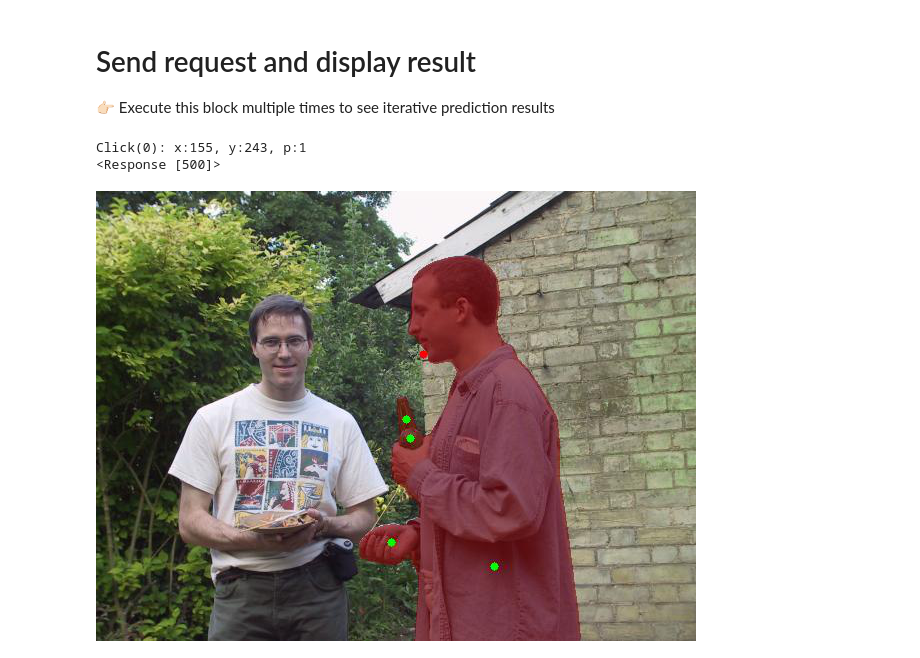
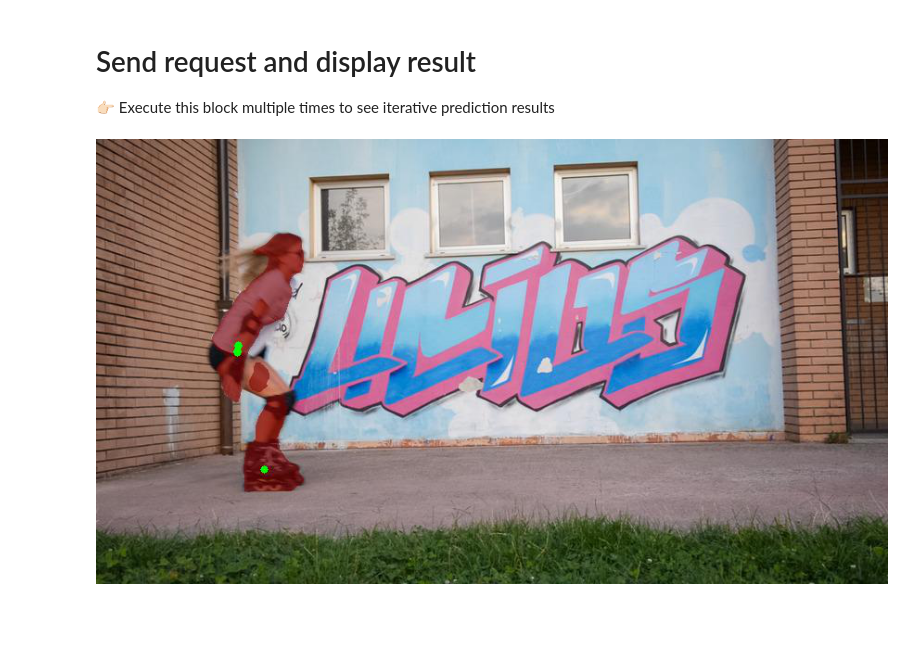
Before and after one commit to SamsungLabs/ritm_interactive_segmentation, a Jupyter notebook: test_server.ipynb, the cells around one changed output. Cells and saved outputs as stored; diff of their text form; code cells hidden in the pictures; blank space fills up the shorter version.

```diff
--- a/test_server.ipynb
+++ b/test_server.ipynb
@@ -6,7 +6,7 @@ from isegm.utils import vis, exp
 import random
 
 # selct a random image from dataset
-DATASET = 'GrabCut'
+DATASET = 'DAVIS'
 cfg = exp.load_config_file('./config.yml', return_edict=True)
 dataset = utils.get_dataset(DATASET, cfg)
 index = random.sample(range(len(dataset)), 1)[0]
@@ -35,8 +35,9 @@ from imantics import Polygons, Mask, Annotation
 import json
 from PIL import Image
 from io import BytesIO
-SEG_URL = 'http:/39.105.9.150:5005/interactive_segmentation'
-IMG_URL = 'http://39.105.9.150:5005/view_image/'
+IP = 'ec2-52-82-41-85.cn-northwest-1.compute.amazonaws.com.cn'
+SEG_URL = f'http://{IP}:5005/interactive_segmentation'
+IMG_URL = f'http://{IP}:5005/view_image/'
 
 # gen clicks
 clicker.make_next_click(pred_mask)
@@ -46,37 +47,35 @@ for click in clicker.clicks_list:
     p = click.is_positive
     x , y, p = int(x), int(y), int(p)
     click_history.append({'x':x, 'y':y, 'positive':p, 'index': i})
-    print(f'Click({i}): x:{x}, y:{y}, p:{p}')
+    # print(f'Click({i}): x:{x}, y:{y}, p:{p}')
 assert click_history[-1]['index'] == len(clicker.clicks_list)-1, f'Last history is not the current click'
 
 # gen request
-result = requests.post('http://0.0.0.0:5005/interactive_segmentation',
+result = requests.post(SEG_URL,
     data={
         # 'image': open(image_path, 'rb'),
         'click_history': json.dumps(click_history),
         'prev_polygon': json.dumps(polygons),
         'view_img': 'true'
     },
     files={
         'image': (image_name, open(image_path, 'rb')),
         # 'gt_mask': ('gt_mask', open()) #TODO: send gt_mask
     }
 )
 
 if result.status_code != 200:
     print(result)
 else:
     #update prediction
     polygons = result.json()['polygons']
     img = Image.open(image_path)
     pred_mask = Polygons(polygons).mask(width=img.width, height=img.height).array
 
     #display image
     filename = result.json()['result']
     pred_img = requests.get(IMG_URL+filename)
     view_img = Image.open(BytesIO(pred_img.content))
 view_img
 # %% [output]
-Click(0): x:155, y:243, p:1
-<Response [500]>
-[figure, old version]
+[figure, new version]
```
